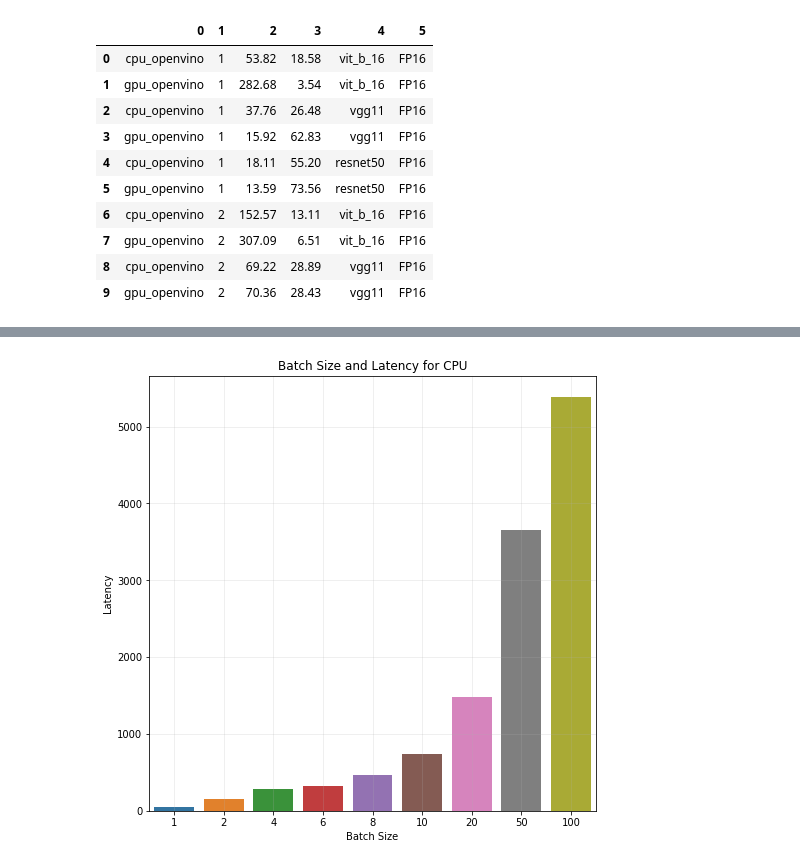
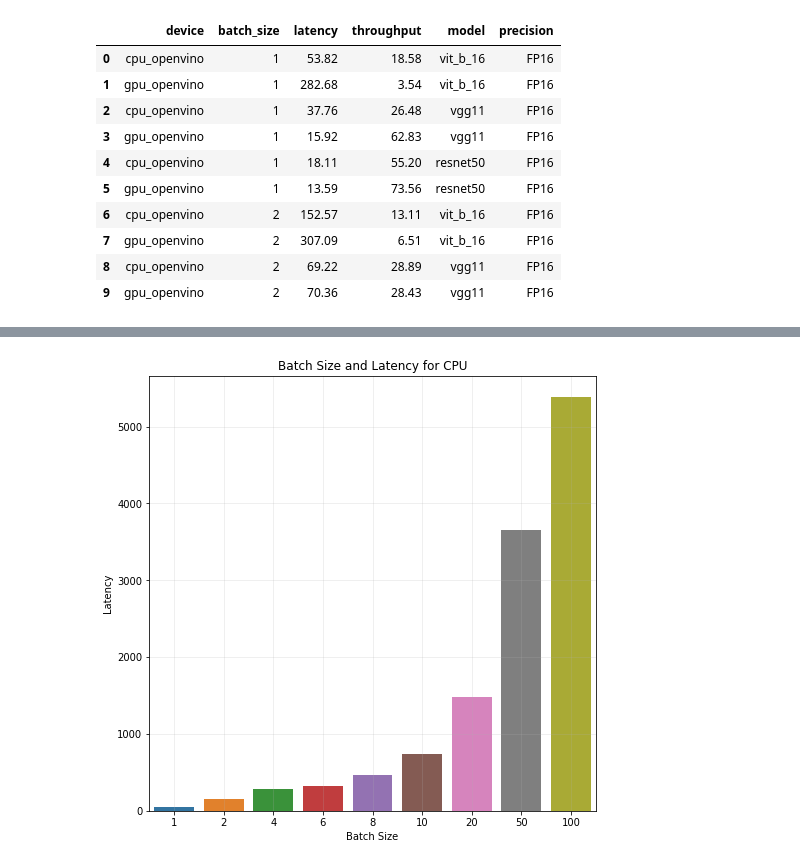
Before and after one commit to YashDalal10/DecisionTree_BMWChallenge, a Jupyter notebook: Data_Understanding.ipynb, the cells around one changed output, grey strips where cells are left out. Drawn from its saved outputs; the diff is of its cells as text; code cells hidden in the pictures.

Commit message:
merged data

```diff
--- a/Data_Understanding.ipynb
+++ b/Data_Understanding.ipynb
@@ -4,10 +4,10 @@ import pandas as pd
 import matplotlib.pyplot as plt
 import seaborn as sns
 # %%
-data = pd.read_csv('i7.csv', header = None, sep = ':')
+data = pd.read_csv('i7.csv', header = None, sep = ':', names = ['device','batch_size','latency','throughput','model','precision'])
 data.head(10)
 # %% [output]
-|  | 0 | 1 | 2 | 3 | 4 | 5 |
+|  | device | batch_size | latency | throughput | model | precision |
 | 0 | cpu_openvino | 1 | 53.82 | 18.58 | vit_b_16 | FP16 |
 | 1 | gpu_openvino | 1 | 282.68 | 3.54 | vit_b_16 | FP16 |
 | 2 | cpu_openvino | 1 | 37.76 | 26.48 | vgg11 | FP16 |
```
Also changed, not shown: parts of 14 cells of this notebook, 38 other files.
